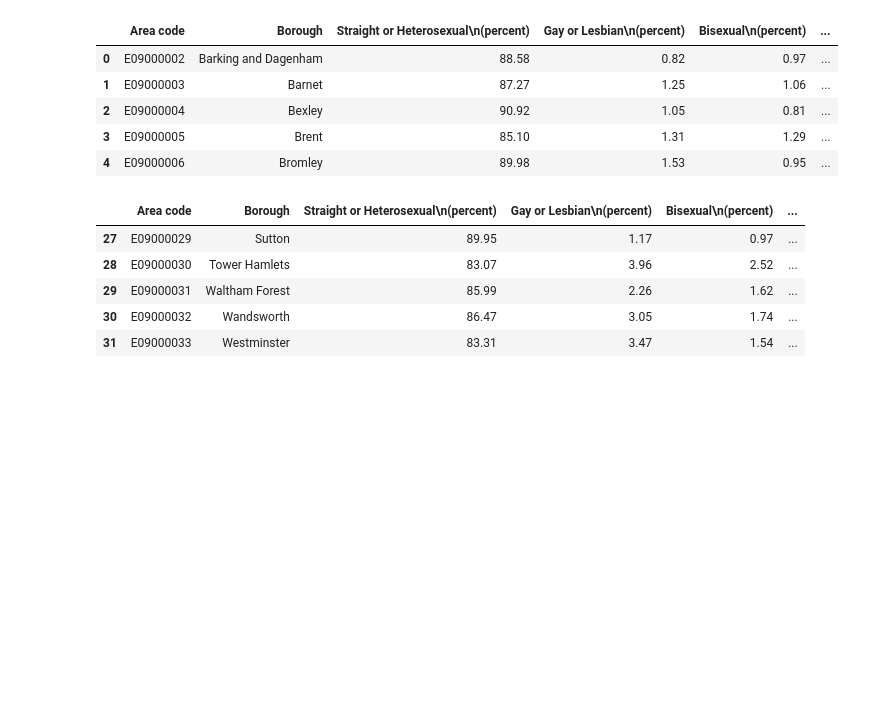
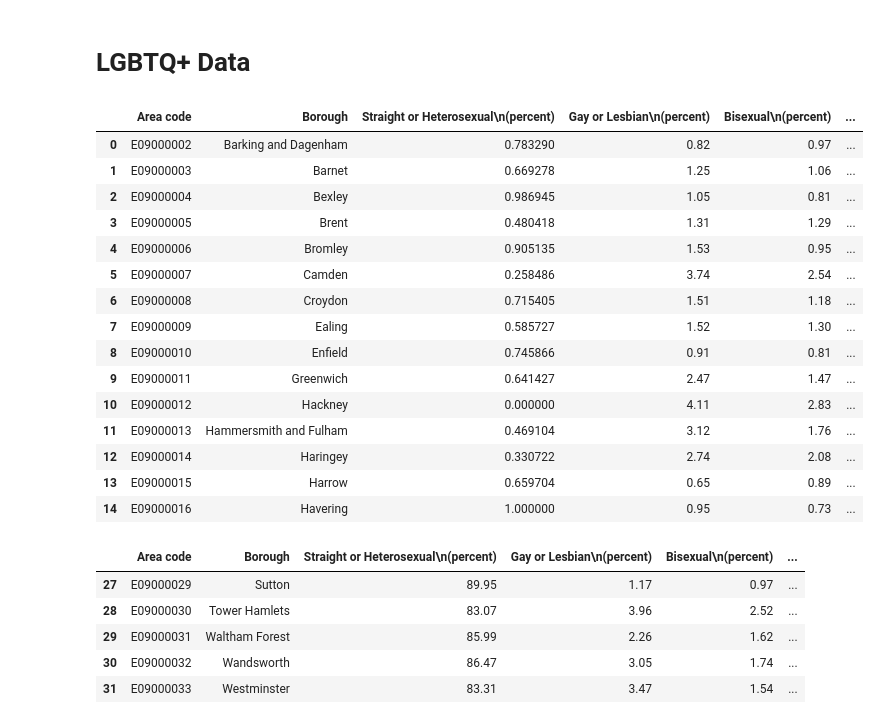
Before and after one commit to lordschmear/outline.fsds, a Jupyter notebook: lgbtqdata.ipynb, the cells around one changed output. Saved outputs shown, nothing was run; the diff lists cells and outputs as text; code cells hidden in the pictures; blank space fills up the shorter version.

Commit message:
Normalized lgbtq data

```diff
--- a/lgbtqdata.ipynb
+++ b/lgbtqdata.ipynb
@@ -3,3 +1,5 @@
+# %% [markdown]
+# LGBTQ+ Data
 # %%
 import numpy as np
 import pandas as pd
@@ -10,12 +12,23 @@ lgbtq_p = pd.read_excel('lgbtqdata.xlsx', usecols = [0, 1, 10, 11 , 12, 13, 14,
 # renaming 'Area name' to 'Borough'
 lgbtq_p.rename(columns={'Area name': 'Borough'}, inplace=True)
 # %%
-lgbtq_p.head(5)
+# testing
+lgbtq_p.head(15)
 # %% [output]
 |  | Area code | Borough | Straight or Heterosexual\n(percent) | Gay or Lesbian\n(percent) | Bisexual\n(percent) | ... |
-| 0 | E09000002 | Barking and Dagenham | 88.58 | 0.82 | 0.97 | ... |
-| 1 | E09000003 | Barnet | 87.27 | 1.25 | 1.06 | ... |
-| 2 | E09000004 | Bexley | 90.92 | 1.05 | 0.81 | ... |
-| 3 | E09000005 | Brent | 85.10 | 1.31 | 1.29 | ... |
-| 4 | E09000006 | Bromley | 89.98 | 1.53 | 0.95 | ... |
+| 0 | E09000002 | Barking and Dagenham | 0.783290 | 0.82 | 0.97 | ... |
+| 1 | E09000003 | Barnet | 0.669278 | 1.25 | 1.06 | ... |
+| 2 | E09000004 | Bexley | 0.986945 | 1.05 | 0.81 | ... |
+| 3 | E09000005 | Brent | 0.480418 | 1.31 | 1.29 | ... |
+| 4 | E09000006 | Bromley | 0.905135 | 1.53 | 0.95 | ... |
+| 5 | E09000007 | Camden | 0.258486 | 3.74 | 2.54 | ... |
+| 6 | E09000008 | Croydon | 0.715405 | 1.51 | 1.18 | ... |
+| 7 | E09000009 | Ealing | 0.585727 | 1.52 | 1.30 | ... |
+| 8 | E09000010 | Enfield | 0.745866 | 0.91 | 0.81 | ... |
+| 9 | E09000011 | Greenwich | 0.641427 | 2.47 | 1.47 | ... |
+| 10 | E09000012 | Hackney | 0.000000 | 4.11 | 2.83 | ... |
+| 11 | E09000013 | Hammersmith and Fulham | 0.469104 | 3.12 | 1.76 | ... |
+| 12 | E09000014 | Haringey | 0.330722 | 2.74 | 2.08 | ... |
+| 13 | E09000015 | Harrow | 0.659704 | 0.65 | 0.89 | ... |
+| 14 | E09000016 | Havering | 1.000000 | 0.95 | 0.73 | ... |
 # %%
```
Also changed, not shown: parts of 15 cells of this notebook.
